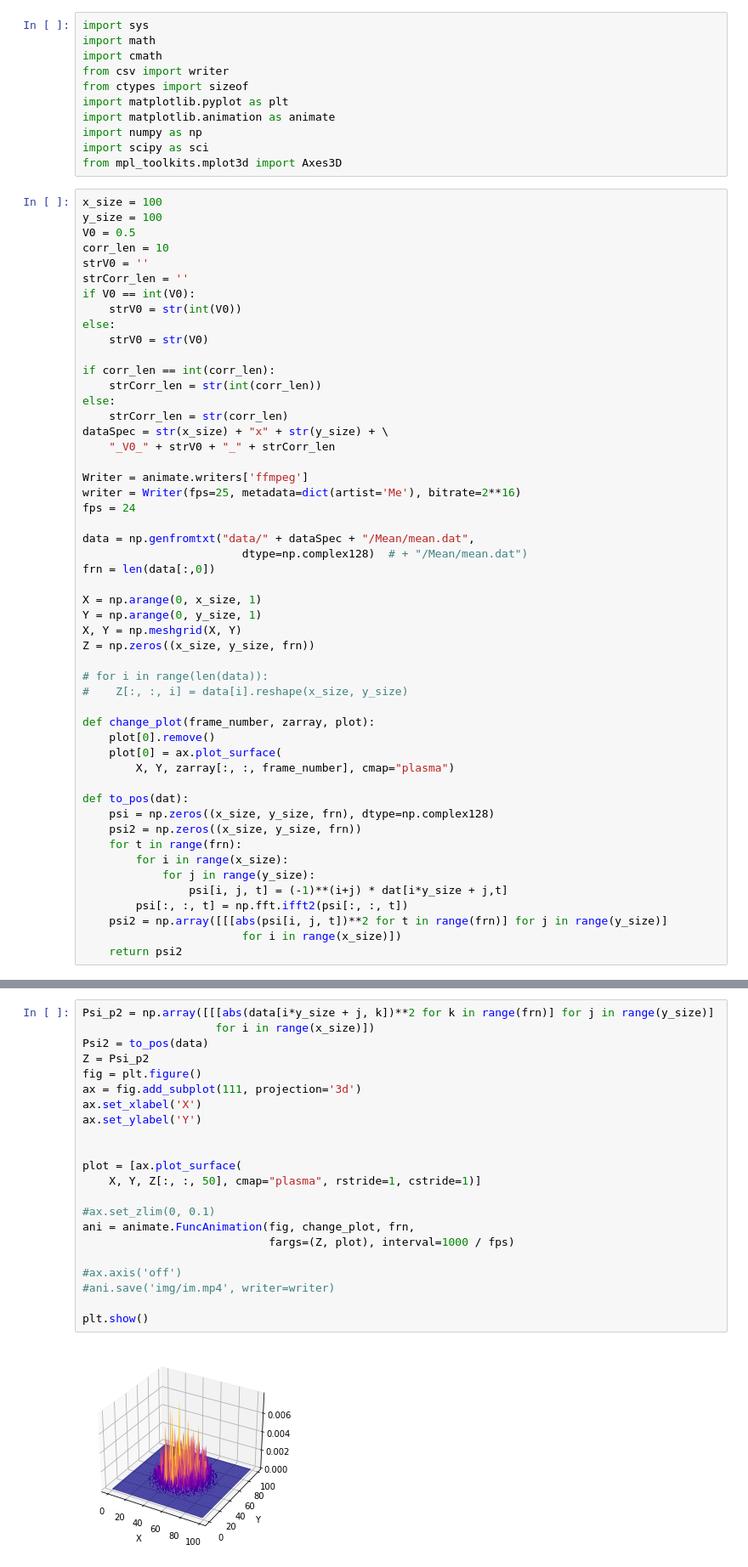
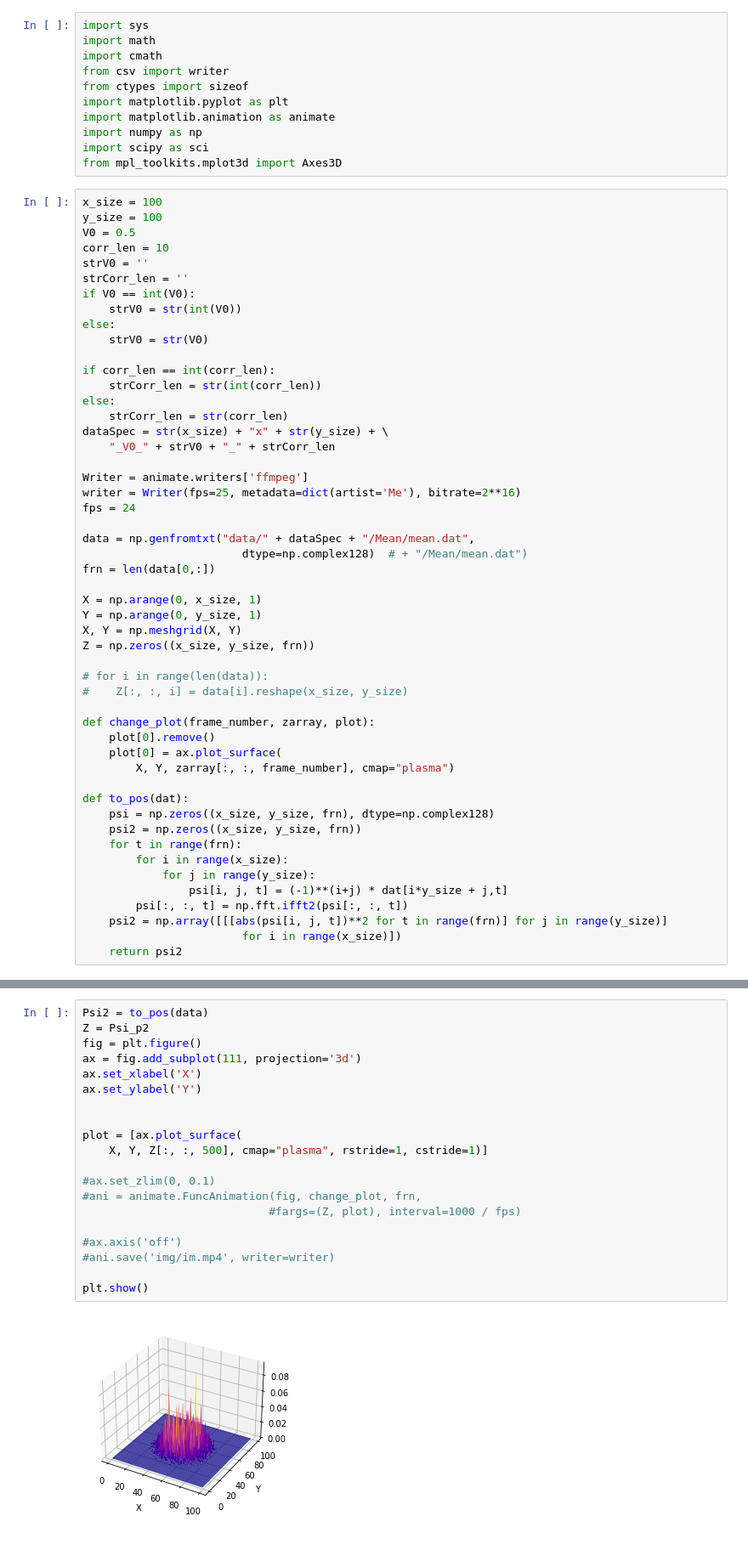
Before and after one commit to GigisMask/Master_Thesis, a Jupyter notebook: test.ipynb, the cells around one changed output, grey strips where cells are left out. Shown: that part at 85% size. Saved outputs shown, nothing was run; the diff lists cells and outputs as text.

```diff
--- a/test.ipynb
+++ b/test.ipynb
@@ -34,7 +34,7 @@ fps = 24
 
 data = np.genfromtxt("data/" + dataSpec + "/Mean/mean.dat",
                         dtype=np.complex128)  # + "/Mean/mean.dat")
-frn = len(data[:,0])
+frn = len(data[0,:])
 
 X = np.arange(0, x_size, 1)
 Y = np.arange(0, y_size, 1)
@@ -69,24 +74,22 @@ print(frn)
 # %%
-Psi_p2 = np.array([[[abs(data[i*y_size + j, k])**2 for k in range(frn)] for j in range(y_size)]
-                    for i in range(x_size)])
 Psi2 = to_pos(data)
 Z = Psi_p2
 fig = plt.figure()
 ax = fig.add_subplot(111, projection='3d')
 ax.set_xlabel('X')
 ax.set_ylabel('Y')
 
 
 plot = [ax.plot_surface(
-    X, Y, Z[:, :, 50], cmap="plasma", rstride=1, cstride=1)]
+    X, Y, Z[:, :, 500], cmap="plasma", rstride=1, cstride=1)]
 
 #ax.set_zlim(0, 0.1)
-ani = animate.FuncAnimation(fig, change_plot, frn,
-                            fargs=(Z, plot), interval=1000 / fps)
+#ani = animate.FuncAnimation(fig, change_plot, frn,
+                            #fargs=(Z, plot), interval=1000 / fps)
 
 #ax.axis('off')
 #ani.save('img/im.mp4', writer=writer)
 
 plt.show()
 # %% [output]
-[figure, old version]
+[figure, new version]
```
Also changed, not shown: parts of 2 cells of this notebook, 7 other files.
